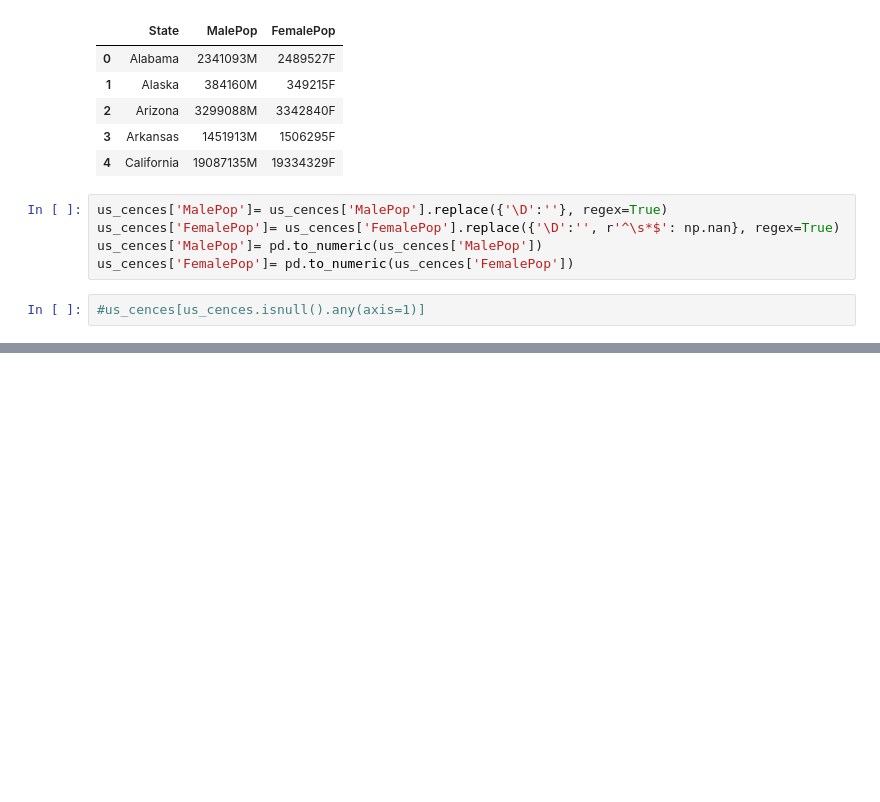
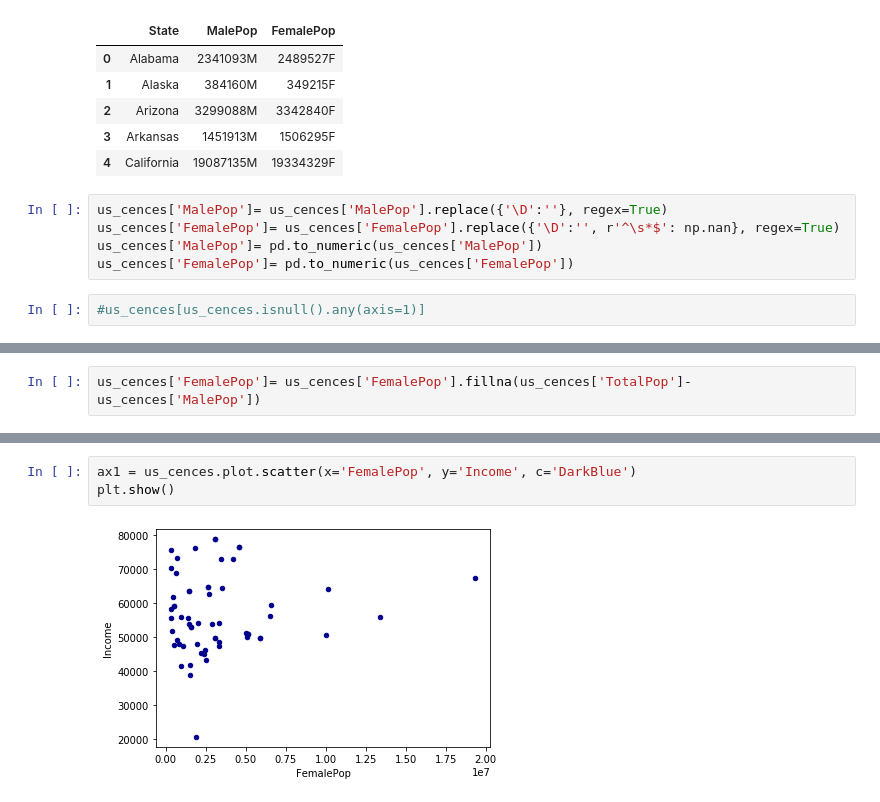
Before and after one commit to ahmadshabbir862/Assignment, a Jupyter notebook: Assignment.ipynb, the cells around one changed output, grey strips where cells are left out. Saved outputs shown, nothing was run; the diff lists cells and outputs as text; blank space fills up the shorter version.

```diff
--- a/Assignment.ipynb
+++ b/Assignment.ipynb
@@ -132,0 +147,2 @@ us_cences['FemalePop']= pd.to_numeric(us_cences['FemalePop'])
+# %%
+us_cences['FemalePop']= us_cences['FemalePop'].fillna(us_cences['TotalPop']-us_cences['MalePop'])
@@ -132,0 +169,5 @@ us_cences['FemalePop']= pd.to_numeric(us_cences['FemalePop'])
+# %%
+ax1 = us_cences.plot.scatter(x='FemalePop', y='Income', c='DarkBlue')
+plt.show()
+# %% [output]
+[figure, added]
```
Also changed, not shown: parts of 7 cells of this notebook.
